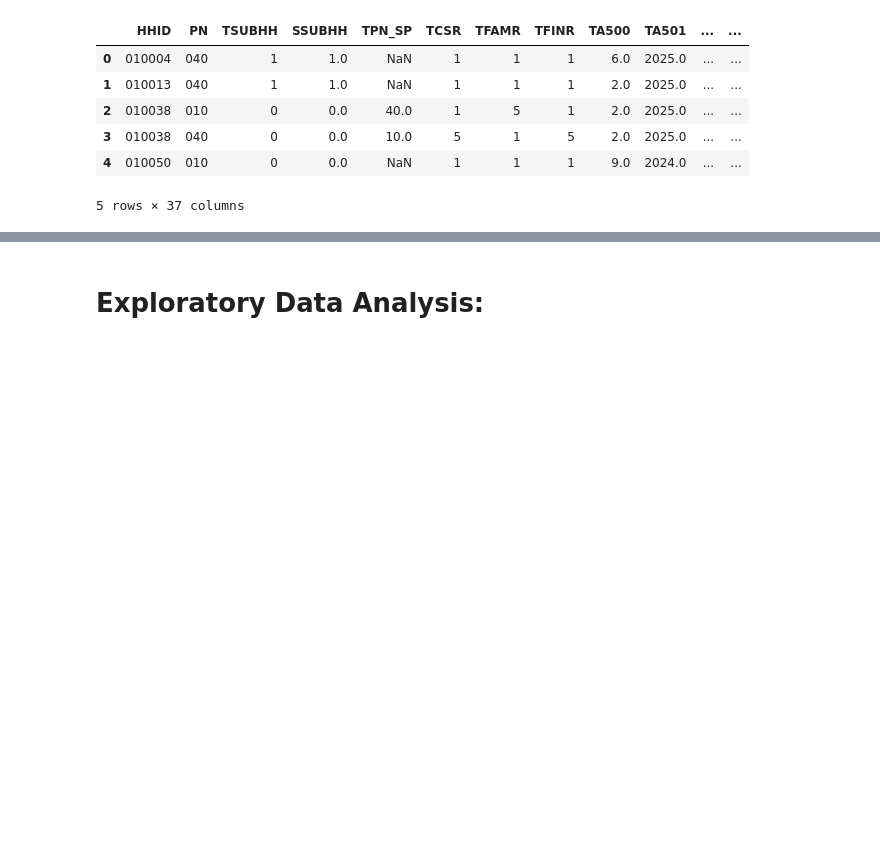
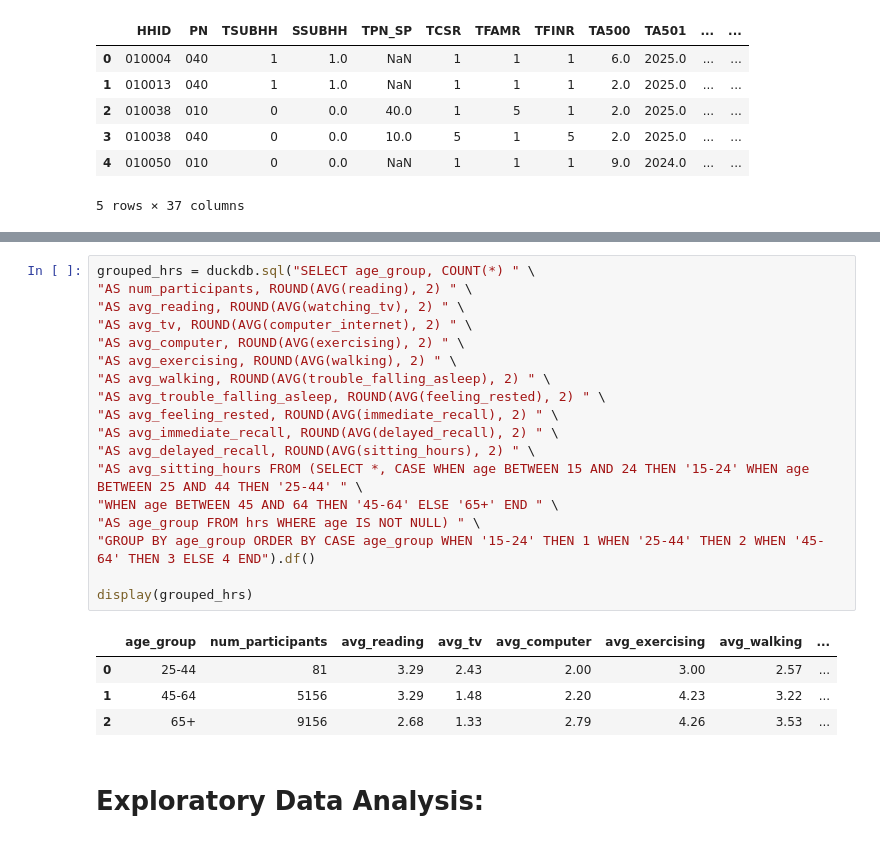
Before and after one commit to rem388/DataScienceProject, a Jupyter notebook: Phase2.ipynb, the cells around one changed output, grey strips where cells are left out. Cells and saved outputs as stored; diff of their text form; blank space fills up the shorter version.

```diff
--- a/Phase2.ipynb
+++ b/Phase2.ipynb
@@ -646,3 +831,26 @@ These separate HRS files can be combined because they contain common respondent
+# %%
+grouped_hrs = duckdb.sql("SELECT age_group, COUNT(*) " \
+"AS num_participants, ROUND(AVG(reading), 2) " \
+"AS avg_reading, ROUND(AVG(watching_tv), 2) " \
+"AS avg_tv, ROUND(AVG(computer_internet), 2) " \
+"AS avg_computer, ROUND(AVG(exercising), 2) " \
+"AS avg_exercising, ROUND(AVG(walking), 2) " \
+"AS avg_walking, ROUND(AVG(trouble_falling_asleep), 2) " \
+"AS avg_trouble_falling_asleep, ROUND(AVG(feeling_rested), 2) " \
+"AS avg_feeling_rested, ROUND(AVG(immediate_recall), 2) " \
+"AS avg_immediate_recall, ROUND(AVG(delayed_recall), 2) " \
+"AS avg_delayed_recall, ROUND(AVG(sitting_hours), 2) " \
+"AS avg_sitting_hours FROM (SELECT *, CASE WHEN age BETWEEN 15 AND 24 THEN '15-24' WHEN age BETWEEN 25 AND 44 THEN '25-44' " \
+"WHEN age BETWEEN 45 AND 64 THEN '45-64' ELSE '65+' END " \
+"AS age_group FROM hrs WHERE age IS NOT NULL) " \
+"GROUP BY age_group ORDER BY CASE age_group WHEN '15-24' THEN 1 WHEN '25-44' THEN 2 WHEN '45-64' THEN 3 ELSE 4 END").df()
+
+display(grouped_hrs)
+# %% [output]
+|  | age_group | num_participants | avg_reading | avg_tv | avg_computer | avg_exercising | avg_walking | ... |
+| 0 | 25-44 | 81 | 3.29 | 2.43 | 2.00 | 3.00 | 2.57 | ... |
+| 1 | 45-64 | 5156 | 3.29 | 1.48 | 2.20 | 4.23 | 3.22 | ... |
+| 2 | 65+ | 9156 | 2.68 | 1.33 | 2.79 | 4.26 | 3.53 | ... |
 # %% [markdown]
 # **Exploratory Data Analysis:**
 # %% [markdown]
```
Also changed, not shown: parts of 10 cells of this notebook.
